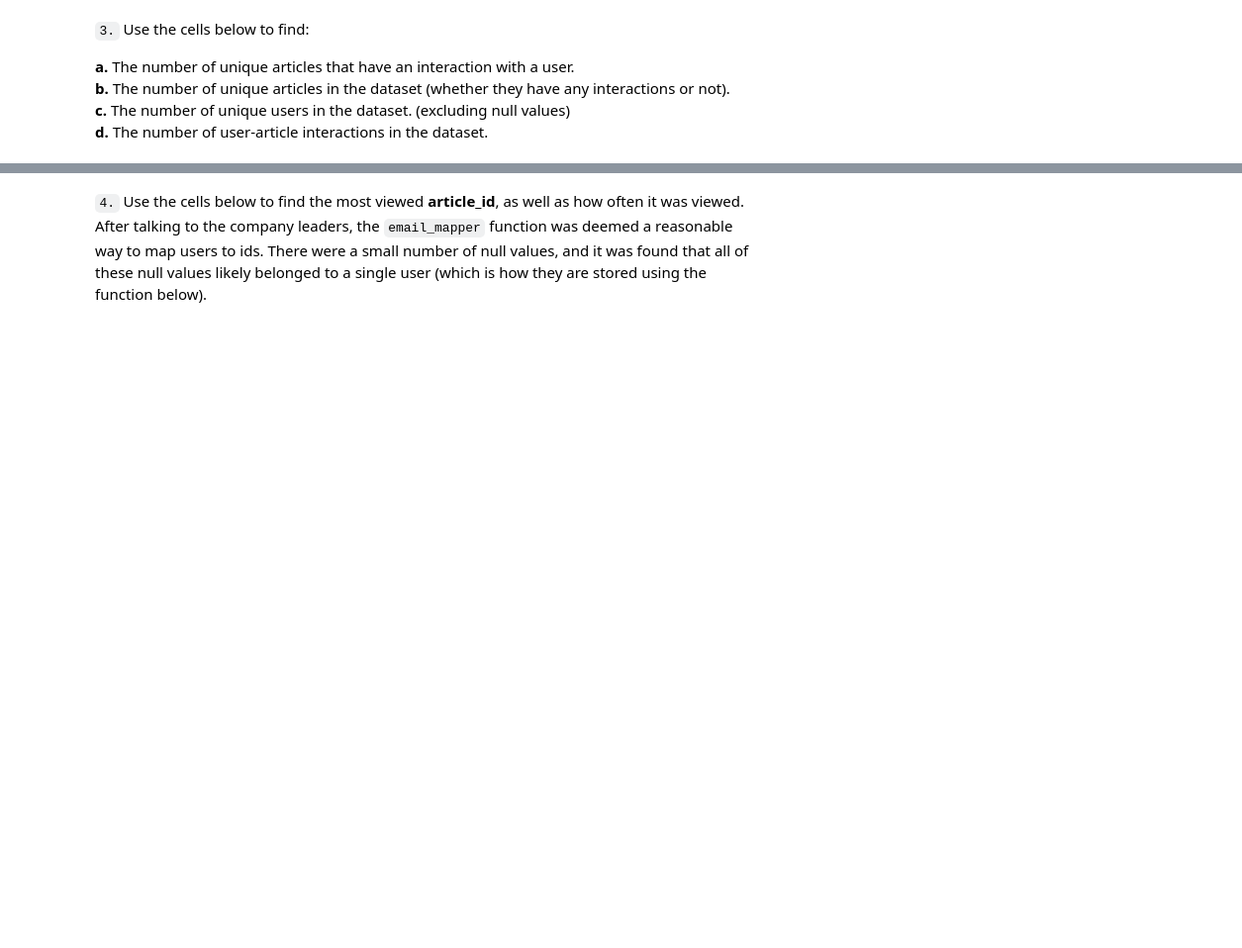
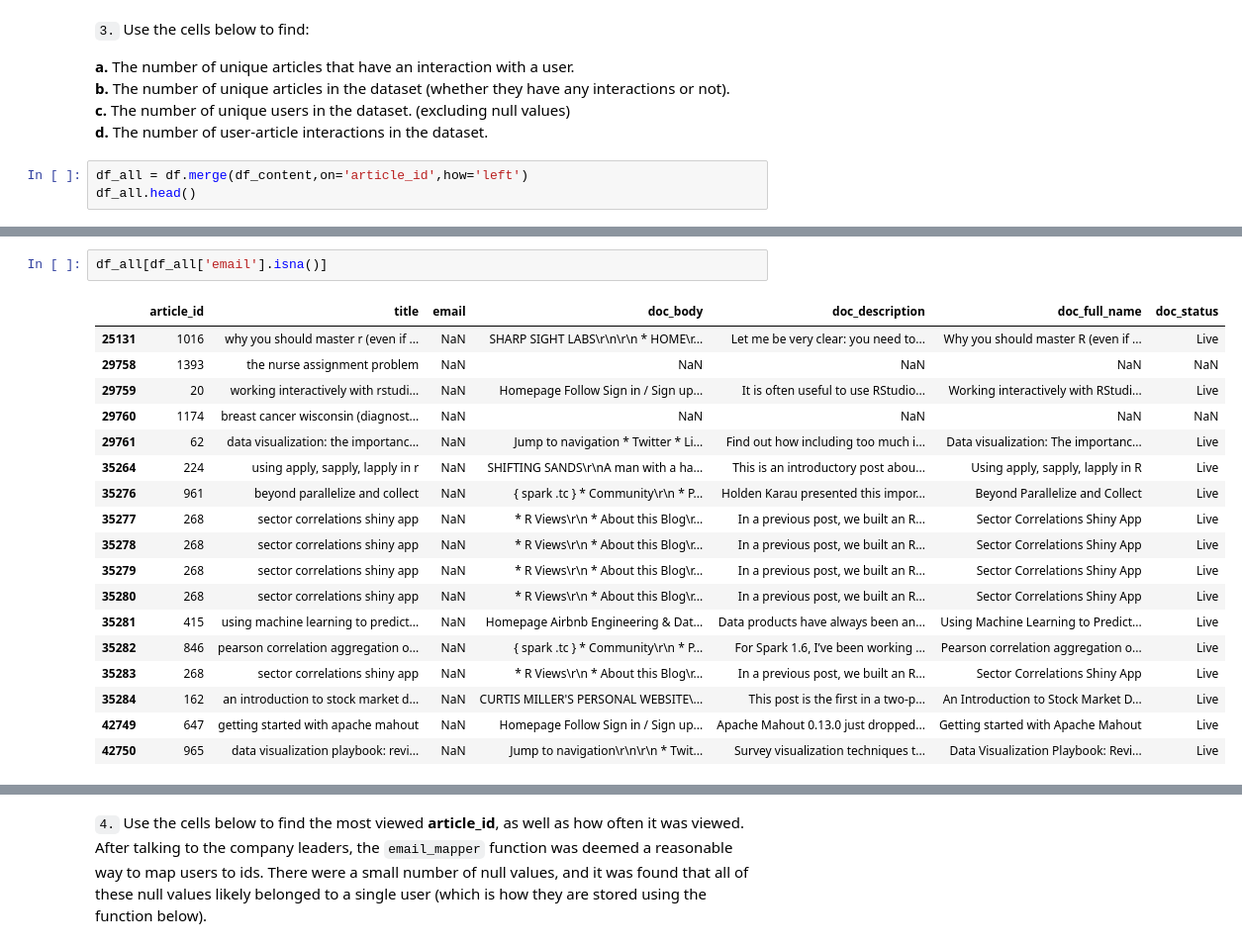
Before and after one commit to cerionXLII/RecommendationsWithIBM, a Jupyter notebook: src/Recommendations_with_IBM.ipynb, the cells around one changed output, grey strips where cells are left out. Shown at 99% size. Saved outputs shown, nothing was run; the diff lists cells and outputs as text; blank space fills up the shorter version.

```diff
--- a/src/Recommendations_with_IBM.ipynb
+++ b/src/Recommendations_with_IBM.ipynb
@@ -133,3 +209,6 @@ df_content = df_content.drop_duplicates(subset='article_id', keep="first")
 **b.** The number of unique articles in the dataset (whether they have any interactions or not).<br>
 **c.** The number of unique users in the dataset. (excluding null values) <br>
 **d.** The number of user-article interactions in the dataset.
+# %%
+df_all = df.merge(df_content,on='article_id',how='left')
+df_all.head()
@@ -135,0 +222,21 @@ df_content = df_content.drop_duplicates(subset='article_id', keep="first")
+# %%
+df_all[df_all['email'].isna()]
+# %% [output]
+|  | article_id | title | email | doc_body | doc_description | doc_full_name | doc_status |
+| 25131 | 1016 | why you should master r (even if ... | NaN | SHARP SIGHT LABS\r\n\r\n * HOME\r... | Let me be very clear: you need to... | Why you should master R (even if ... | Live |
+| 29758 | 1393 | the nurse assignment problem | NaN | NaN | NaN | NaN | NaN |
+| 29759 | 20 | working interactively with rstudi... | NaN | Homepage Follow Sign in / Sign up... | It is often useful to use RStudio... | Working interactively with RStudi... | Live |
+| 29760 | 1174 | breast cancer wisconsin (diagnost... | NaN | NaN | NaN | NaN | NaN |
+| 29761 | 62 | data visualization: the importanc... | NaN | Jump to navigation * Twitter * Li... | Find out how including too much i... | Data visualization: The importanc... | Live |
+| 35264 | 224 | using apply, sapply, lapply in r | NaN | SHIFTING SANDS\r\nA man with a ha... | This is an introductory post abou... | Using apply, sapply, lapply in R | Live |
+| 35276 | 961 | beyond parallelize and collect | NaN | { spark .tc } * Community\r\n * P... | Holden Karau presented this impor... | Beyond Parallelize and Collect | Live |
+| 35277 | 268 | sector correlations shiny app | NaN | * R Views\r\n * About this Blog\r... | In a previous post, we built an R... | Sector Correlations Shiny App | Live |
+| 35278 | 268 | sector correlations shiny app | NaN | * R Views\r\n * About this Blog\r... | In a previous post, we built an R... | Sector Correlations Shiny App | Live |
+| 35279 | 268 | sector correlations shiny app | NaN | * R Views\r\n * About this Blog\r... | In a previous post, we built an R... | Sector Correlations Shiny App | Live |
+| 35280 | 268 | sector correlations shiny app | NaN | * R Views\r\n * About this Blog\r... | In a previous post, we built an R... | Sector Correlations Shiny App | Live |
+| 35281 | 415 | using machine learning to predict... | NaN | Homepage Airbnb Engineering & Dat... | Data products have always been an... | Using Machine Learning to Predict... | Live |
+| 35282 | 846 | pearson correlation aggregation o... | NaN | { spark .tc } * Community\r\n * P... | For Spark 1.6, I’ve been working ... | Pearson correlation aggregation o... | Live |
+| 35283 | 268 | sector correlations shiny app | NaN | * R Views\r\n * About this Blog\r... | In a previous post, we built an R... | Sector Correlations Shiny App | Live |
+| 35284 | 162 | an introduction to stock market d... | NaN | CURTIS MILLER'S PERSONAL WEBSITE\... | This post is the first in a two-p... | An Introduction to Stock Market D... | Live |
+| 42749 | 647 | getting started with apache mahout | NaN | Homepage Follow Sign in / Sign up... | Apache Mahout 0.13.0 just dropped... | Getting started with Apache Mahout | Live |
+| 42750 | 965 | data visualization playbook: revi... | NaN | Jump to navigation\r\n\r\n * Twit... | Survey visualization techniques t... | Data Visualization Playbook: Revi... | Live |
```
Also changed, not shown: parts of 17 cells of this notebook, 1 other file.
